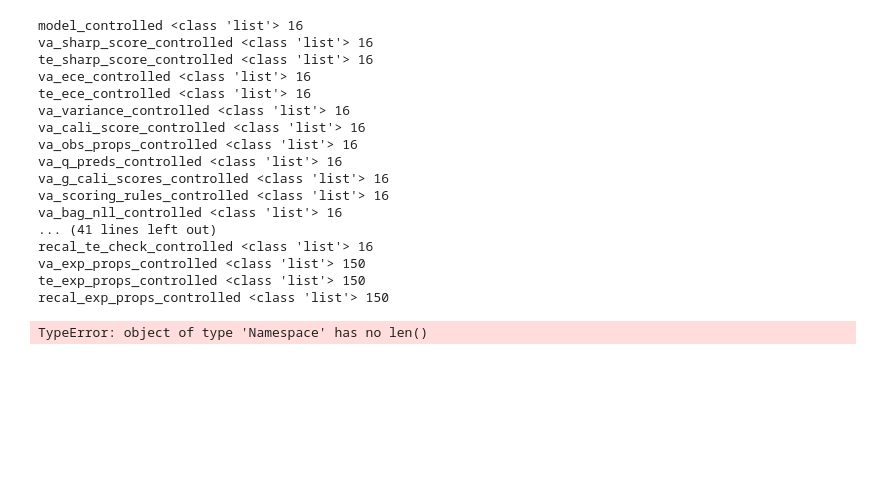
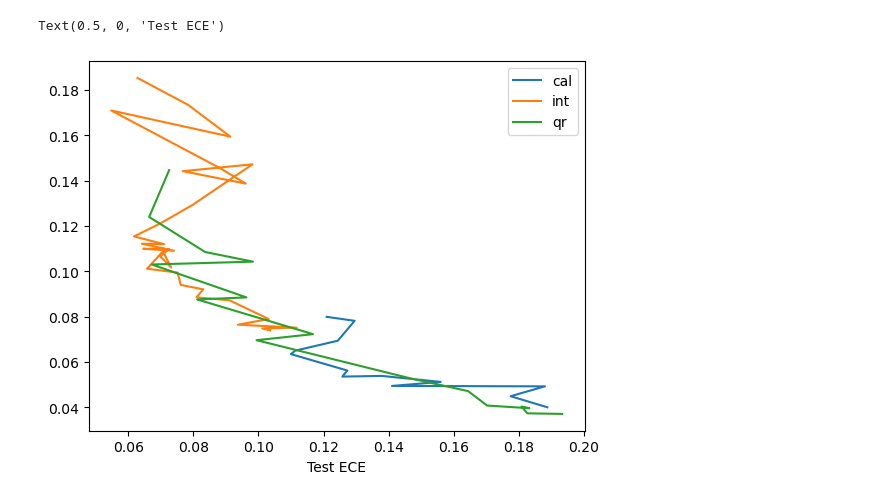
Before and after one commit to Zyxleo123/calibrated-quantile-uq, a Jupyter notebook: test.ipynb, the cells around one changed output. Cells and saved outputs as stored; diff of their text form; code cells hidden in the pictures; blank space fills up the shorter version.

Commit message:
more plots

```diff
--- a/test.ipynb
+++ b/test.ipynb
@@ -110,11 +83,7 @@ sorted([dic['te_ece'] for dic in threshold_to_test_ece_sharp.values()])
 # %%
 from plots.plot_utils import load_pickle
 from data.fetch_data import get_uci_data
-pkl = load_pickle("/home/scratch/yixiz/results/test/boston/test/boston_lossbatch_cal_ens1_bootFalse_resFalse_lnFalse_bnFalse_dr0.0_lr0.001_bs64_nl1_hs32_4.pkl")
-pkl.keys()
-
-from argparse import Namespace
-args = Namespace(data_dir='data/UCI_Datasets', data='boston', seed=0)
-data = get_uci_data(args)
-x_te, y_te = data.x_te, data.y_te
+pkl_cal = load_pickle("boston_lossbatch_cal_ens1_bootFalse_resFalse_lnFalse_bnFalse_dr0.0_lr0.001_bs64_nl8_hs256_0.pkl")
+pkl_int = load_pickle("boston_lossbatch_int_ens1_bootFalse_resFalse_lnFalse_bnFalse_dr0.0_lr0.001_bs64_nl8_hs256_0.pkl")
+pkl_qr = load_pickle("boston_lossbatch_qr_ens1_bootFalse_resFalse_lnFalse_bnFalse_dr0.0_lr0.001_bs64_nl8_hs256_0.pkl")
 # %%
@@ -124,22 +112,11 @@ tensor(1.0505)
-# %%
-for key, value in pkl.items():
-    print(key, type(value), value if isinstance(value, (int, float, str)) else (value.shape if hasattr(value, 'shape') else len(value)))
-# %% [output]
-model_controlled <class 'list'> 16
-va_sharp_score_controlled <class 'list'> 16
-te_sharp_score_controlled <class 'list'> 16
-va_ece_controlled <class 'list'> 16
-te_ece_controlled <class 'list'> 16
-va_variance_controlled <class 'list'> 16
-va_cali_score_controlled <class 'list'> 16
-va_obs_props_controlled <class 'list'> 16
-va_q_preds_controlled <class 'list'> 16
-va_g_cali_scores_controlled <class 'list'> 16
-va_scoring_rules_controlled <class 'list'> 16
-va_bag_nll_controlled <class 'list'> 16
-... (41 lines left out)
-recal_te_check_controlled <class 'list'> 16
-va_exp_props_controlled <class 'list'> 150
-te_exp_props_controlled <class 'list'> 150
-recal_exp_props_controlled <class 'list'> 150
-TypeError: object of type 'Namespace' has no len()
+# %%
+import matplotlib.pyplot as plt
+
+plt.plot(pkl_cal['te_ece_controlled'], pkl_cal['te_sharp_score_controlled'])
+plt.plot(pkl_int['te_ece_controlled'], pkl_int['te_sharp_score_controlled'])
+plt.plot(pkl_qr['te_ece_controlled'], pkl_qr['te_sharp_score_controlled'])
+plt.legend(['cal', 'int', 'qr'])
+plt.xlabel('Test ECE')
+# %% [output]
+Text(0.5, 0, 'Test ECE')
+[figure, added]
```
Also changed, not shown: parts of 8 cells of this notebook.
